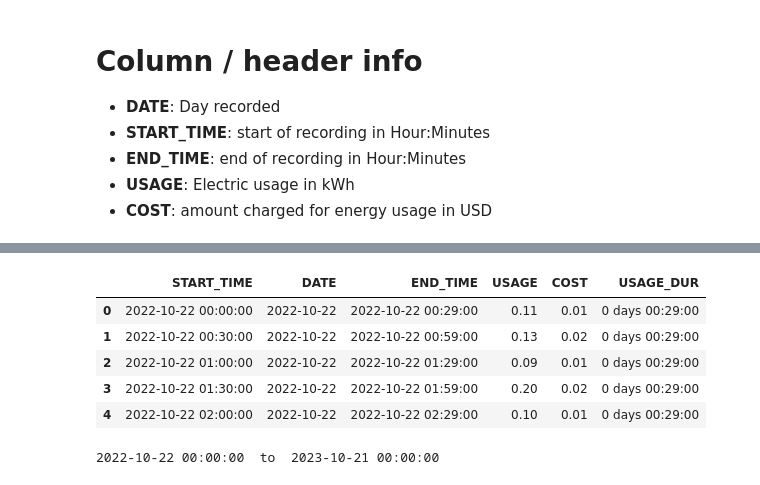
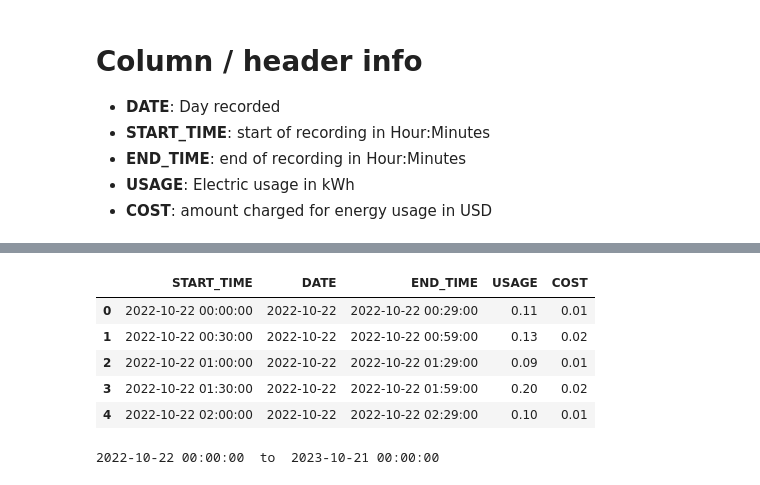
Before and after one commit to MichaelSalata/Energy_Use_Info, a Jupyter notebook: green_button_data_analysis.ipynb, the cells around one changed output, grey strips where cells are left out. Drawn from its saved outputs; the diff is of its cells as text; code cells hidden in the pictures.

```diff
--- a/green_button_data_analysis.ipynb
+++ b/green_button_data_analysis.ipynb
@@ -64,16 +76,16 @@ Index(['START_TIME', 'DATE', 'END_TIME', 'USAGE', 'COST', 'USAGE_DUR'], dtype='o
 # %%
 # convert strings stored in csv to their proper datetime objs
-energy_df['START_TIME'] = pd.to_datetime(energy_df['START_TIME'], infer_datetime_format=True)
-energy_df['END_TIME'] = pd.to_datetime(energy_df['END_TIME'], infer_datetime_format=True)
+energy_df['START_TIME'] = pd.to_datetime(energy_df['START_TIME'])
+energy_df['END_TIME'] = pd.to_datetime(energy_df['END_TIME'])
 energy_df['DATE'] =  pd.to_datetime(energy_df['DATE'], format='%Y-%m-%d')
 energy_df.head()
 # %% [output]
-|  | START_TIME | DATE | END_TIME | USAGE | COST | USAGE_DUR |
-| 0 | 2022-10-22 00:00:00 | 2022-10-22 | 2022-10-22 00:29:00 | 0.11 | 0.01 | 0 days 00:29:00 |
-| 1 | 2022-10-22 00:30:00 | 2022-10-22 | 2022-10-22 00:59:00 | 0.13 | 0.02 | 0 days 00:29:00 |
-| 2 | 2022-10-22 01:00:00 | 2022-10-22 | 2022-10-22 01:29:00 | 0.09 | 0.01 | 0 days 00:29:00 |
-| 3 | 2022-10-22 01:30:00 | 2022-10-22 | 2022-10-22 01:59:00 | 0.20 | 0.02 | 0 days 00:29:00 |
-| 4 | 2022-10-22 02:00:00 | 2022-10-22 | 2022-10-22 02:29:00 | 0.10 | 0.01 | 0 days 00:29:00 |
+|  | START_TIME | DATE | END_TIME | USAGE | COST |
+| 0 | 2022-10-22 00:00:00 | 2022-10-22 | 2022-10-22 00:29:00 | 0.11 | 0.01 |
+| 1 | 2022-10-22 00:30:00 | 2022-10-22 | 2022-10-22 00:59:00 | 0.13 | 0.02 |
+| 2 | 2022-10-22 01:00:00 | 2022-10-22 | 2022-10-22 01:29:00 | 0.09 | 0.01 |
+| 3 | 2022-10-22 01:30:00 | 2022-10-22 | 2022-10-22 01:59:00 | 0.20 | 0.02 |
+| 4 | 2022-10-22 02:00:00 | 2022-10-22 | 2022-10-22 02:29:00 | 0.10 | 0.01 |
 # %%
 # get the date range for the data
 start_date = energy_df['DATE'].min()
```
Also changed, not shown: parts of 7 cells of this notebook.
